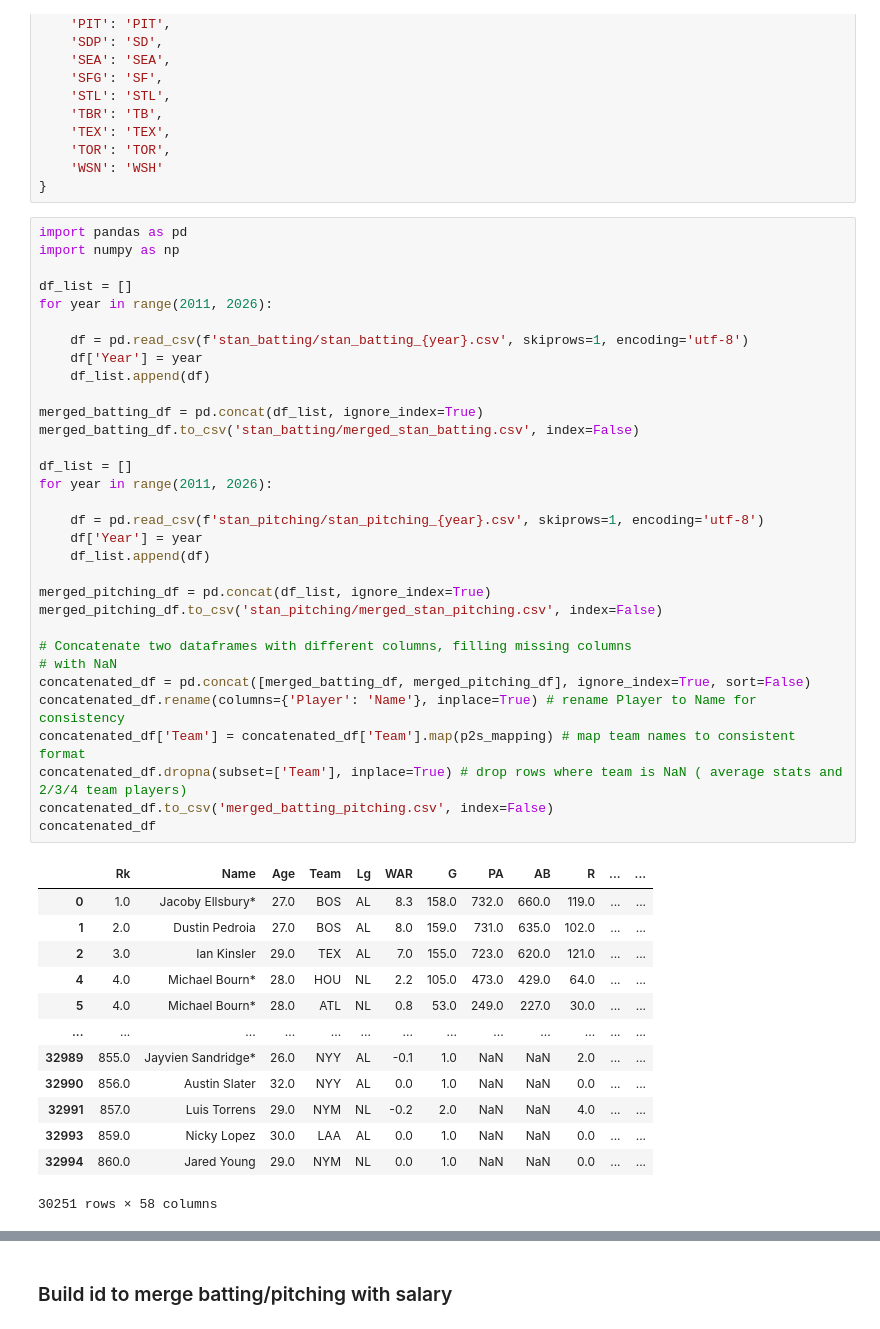
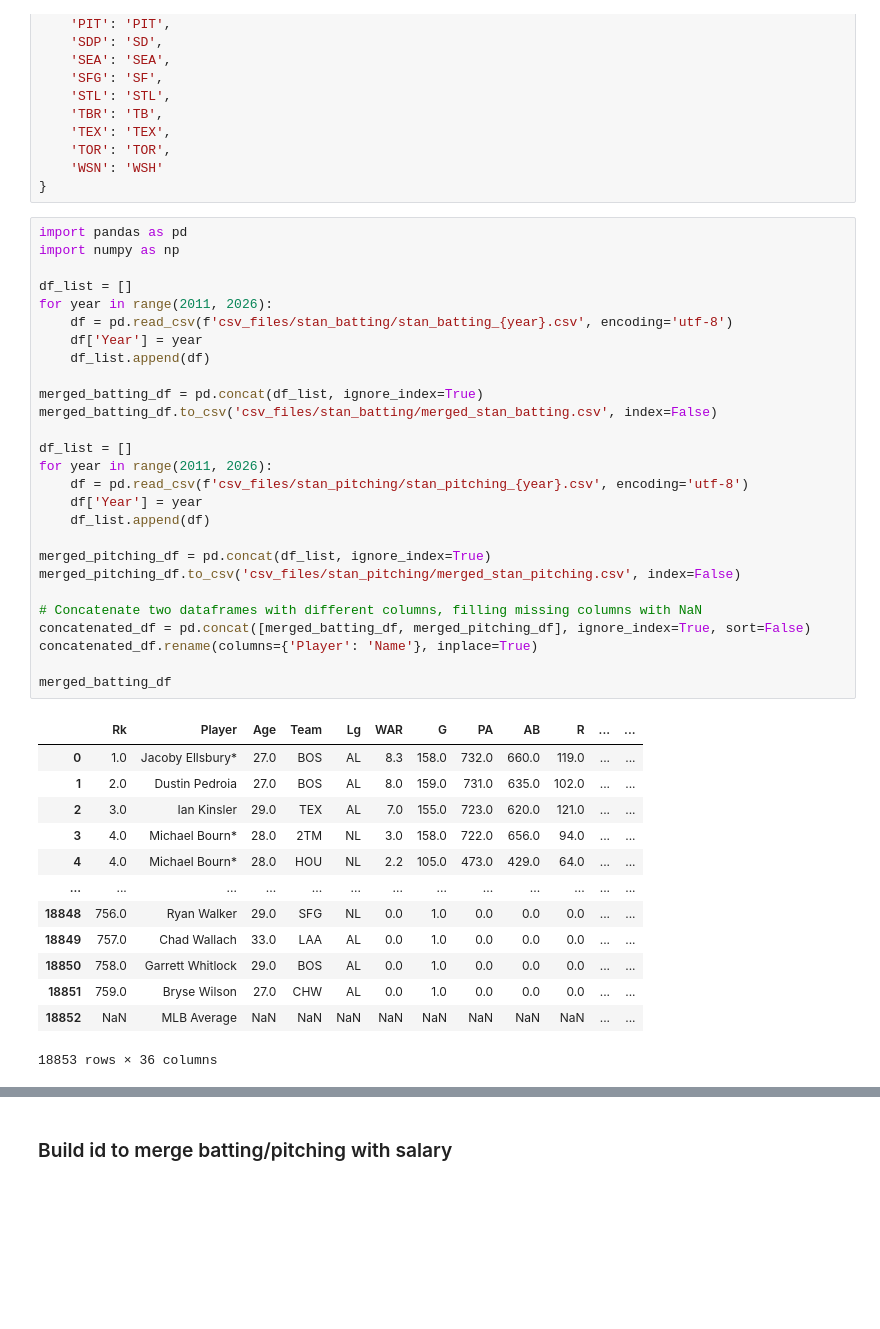
Before and after one commit to vartabje/predicting_team_outcomes_based_on_player_composition, a Jupyter notebook: data_merge.ipynb, the cells around one changed output, grey strips where cells are left out. Drawn from its saved outputs; the diff is of its cells as text; blank space fills up the shorter version.

```diff
--- a/csv_files/merge_csv.ipynb
+++ b/data_merge.ipynb
@@ -39,46 +39,41 @@ p2s_mapping = {
 # %%
 import pandas as pd
 import numpy as np
 
 df_list = []
 for year in range(2011, 2026):
-
-    df = pd.read_csv(f'stan_batting/stan_batting_{year}.csv', skiprows=1, encoding='utf-8')
+    df = pd.read_csv(f'csv_files/stan_batting/stan_batting_{year}.csv', encoding='utf-8')
     df['Year'] = year
     df_list.append(df)
 
 merged_batting_df = pd.concat(df_list, ignore_index=True)
-merged_batting_df.to_csv('stan_batting/merged_stan_batting.csv', index=False)
+merged_batting_df.to_csv('csv_files/stan_batting/merged_stan_batting.csv', index=False)
 
 df_list = []
 for year in range(2011, 2026):
-
-    df = pd.read_csv(f'stan_pitching/stan_pitching_{year}.csv', skiprows=1, encoding='utf-8')
+    df = pd.read_csv(f'csv_files/stan_pitching/stan_pitching_{year}.csv', encoding='utf-8')
     df['Year'] = year
     df_list.append(df)
 
 merged_pitching_df = pd.concat(df_list, ignore_index=True)
-merged_pitching_df.to_csv('stan_pitching/merged_stan_pitching.csv', index=False)
+merged_pitching_df.to_csv('csv_files/stan_pitching/merged_stan_pitching.csv', index=False)
 
-# Concatenate two dataframes with different columns, filling missing columns
-# with NaN
+# Concatenate two dataframes with different columns, filling missing columns with NaN
 concatenated_df = pd.concat([merged_batting_df, merged_pitching_df], ignore_index=True, sort=False)
-concatenated_df.rename(columns={'Player': 'Name'}, inplace=True) # rename Player to Name for consistency
-concatenated_df['Team'] = concatenated_df['Team'].map(p2s_mapping) # map team names to consistent format
-concatenated_df.dropna(subset=['Team'], inplace=True) # drop rows where team is NaN ( average stats and 2/3/4 team players)
-concatenated_df.to_csv('merged_batting_pitching.csv', index=False)
-concatenated_df
+concatenated_df.rename(columns={'Player': 'Name'}, inplace=True)
+
+merged_batting_df
 # %% [output]
-|  | Rk | Name | Age | Team | Lg | WAR | G | PA | AB | R | ... | ... |
+|  | Rk | Player | Age | Team | Lg | WAR | G | PA | AB | R | ... | ... |
 | 0 | 1.0 | Jacoby Ellsbury* | 27.0 | BOS | AL | 8.3 | 158.0 | 732.0 | 660.0 | 119.0 | ... | ... |
 | 1 | 2.0 | Dustin Pedroia | 27.0 | BOS | AL | 8.0 | 159.0 | 731.0 | 635.0 | 102.0 | ... | ... |
 | 2 | 3.0 | Ian Kinsler | 29.0 | TEX | AL | 7.0 | 155.0 | 723.0 | 620.0 | 121.0 | ... | ... |
+| 3 | 4.0 | Michael Bourn* | 28.0 | 2TM | NL | 3.0 | 158.0 | 722.0 | 656.0 | 94.0 | ... | ... |
 | 4 | 4.0 | Michael Bourn* | 28.0 | HOU | NL | 2.2 | 105.0 | 473.0 | 429.0 | 64.0 | ... | ... |
-| 5 | 4.0 | Michael Bourn* | 28.0 | ATL | NL | 0.8 | 53.0 | 249.0 | 227.0 | 30.0 | ... | ... |
 | ... | ... | ... | ... | ... | ... | ... | ... | ... | ... | ... | ... | ... |
-| 32989 | 855.0 | Jayvien Sandridge* | 26.0 | NYY | AL | -0.1 | 1.0 | NaN | NaN | 2.0 | ... | ... |
-| 32990 | 856.0 | Austin Slater | 32.0 | NYY | AL | 0.0 | 1.0 | NaN | NaN | 0.0 | ... | ... |
-| 32991 | 857.0 | Luis Torrens | 29.0 | NYM | NL | -0.2 | 2.0 | NaN | NaN | 4.0 | ... | ... |
-| 32993 | 859.0 | Nicky Lopez | 30.0 | LAA | AL | 0.0 | 1.0 | NaN | NaN | 0.0 | ... | ... |
-| 32994 | 860.0 | Jared Young | 29.0 | NYM | NL | 0.0 | 1.0 | NaN | NaN | 0.0 | ... | ... |
+| 18848 | 756.0 | Ryan Walker | 29.0 | SFG | NL | 0.0 | 1.0 | 0.0 | 0.0 | 0.0 | ... | ... |
+| 18849 | 757.0 | Chad Wallach | 33.0 | LAA | AL | 0.0 | 1.0 | 0.0 | 0.0 | 0.0 | ... | ... |
+| 18850 | 758.0 | Garrett Whitlock | 29.0 | BOS | AL | 0.0 | 1.0 | 0.0 | 0.0 | 0.0 | ... | ... |
+| 18851 | 759.0 | Bryse Wilson | 27.0 | CHW | AL | 0.0 | 1.0 | 0.0 | 0.0 | 0.0 | ... | ... |
+| 18852 | NaN | MLB Average | NaN | NaN | NaN | NaN | NaN | NaN | NaN | NaN | ... | ... |
-30251 rows × 58 columns
+18853 rows × 36 columns
```
Also changed, not shown: parts of 8 cells of this notebook, 2 other files.
